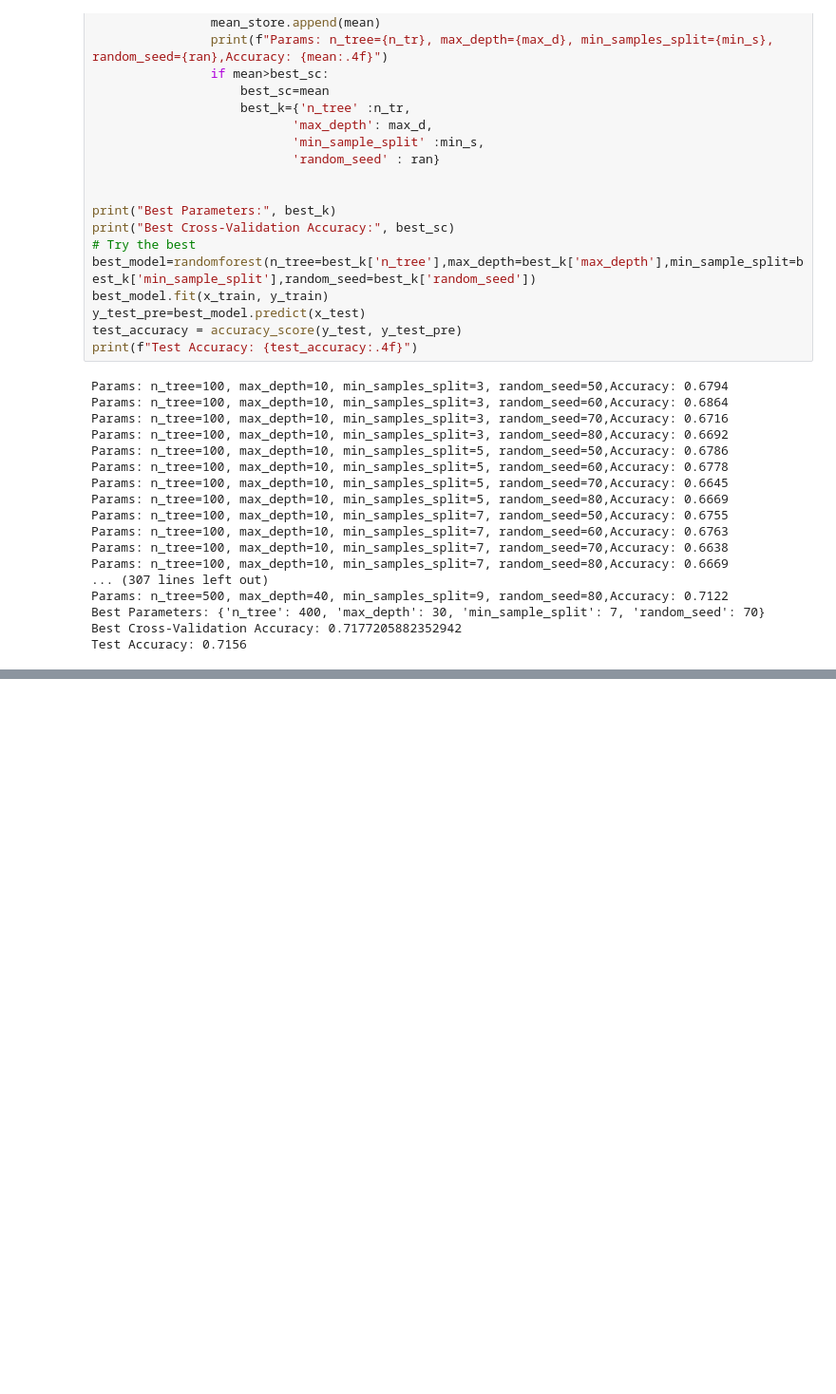
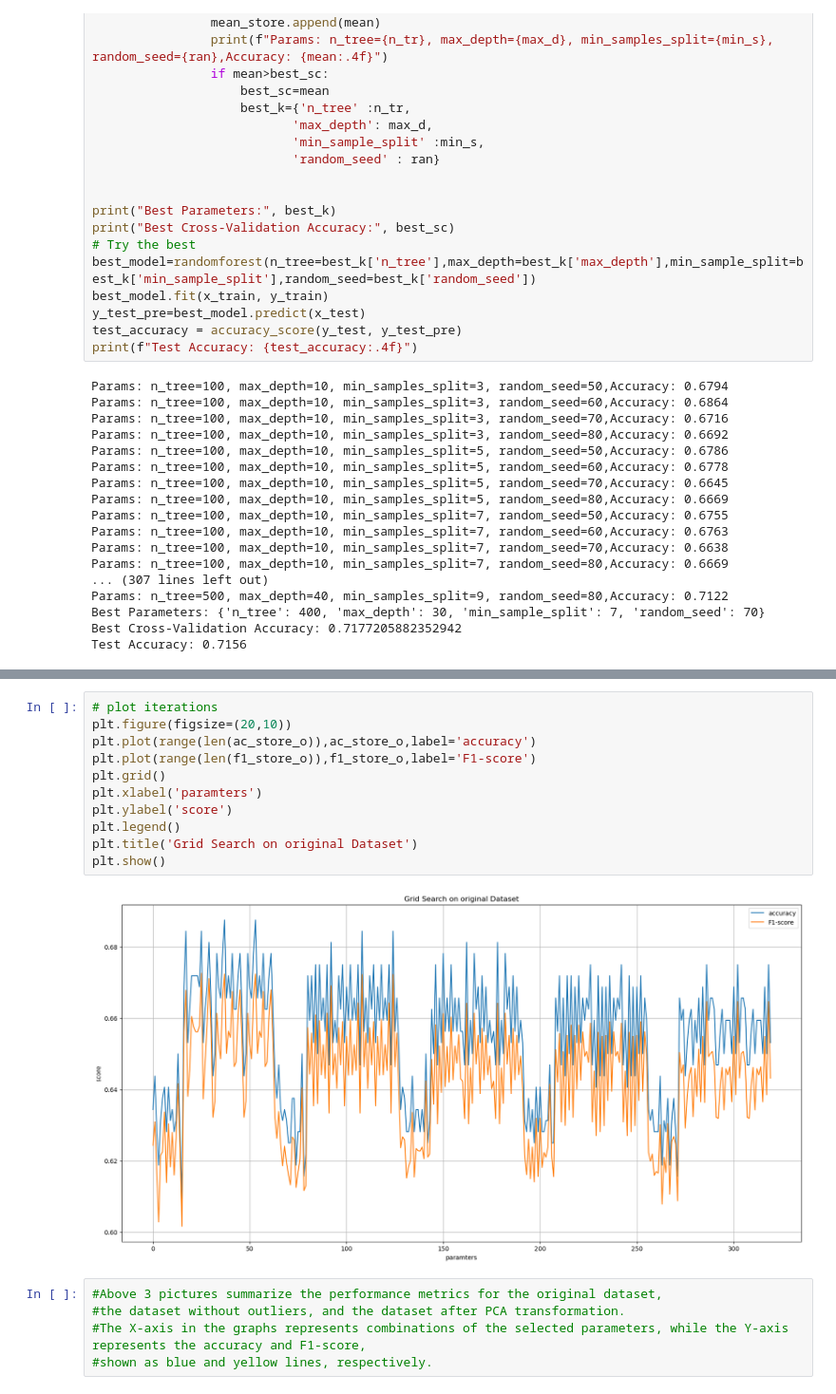
Before and after one commit to Hello-Judy/WashU, a Jupyter notebook: ESE_417/RandomForest.ipynb, the cells around one changed output, grey strips where cells are left out. Shown at 95% size. Drawn from its saved outputs; the diff is of its cells as text; blank space fills up the shorter version.

```diff
--- a/ESE_417/RandomForest.ipynb
+++ b/ESE_417/RandomForest.ipynb
@@ -315,0 +514,18 @@ Best Cross-Validation Accuracy: 0.728125
+# %%
+# plot iterations
+plt.figure(figsize=(20,10))
+plt.plot(range(len(ac_store_o)),ac_store_o,label='accuracy')
+plt.plot(range(len(f1_store_o)),f1_store_o,label='F1-score')
+plt.grid()
+plt.xlabel('paramters')
+plt.ylabel('score')
+plt.legend()
+plt.title('Grid Search on original Dataset')
+plt.show()
+# %% [output]
+[figure, added]
+# %%
+#Above 3 pictures summarize the performance metrics for the original dataset,
+#the dataset without outliers, and the dataset after PCA transformation.
+#The X-axis in the graphs represents combinations of the selected parameters, while the Y-axis represents the accuracy and F1-score,
+#shown as blue and yellow lines, respectively.
```
Also changed, not shown: parts of 9 cells of this notebook.
